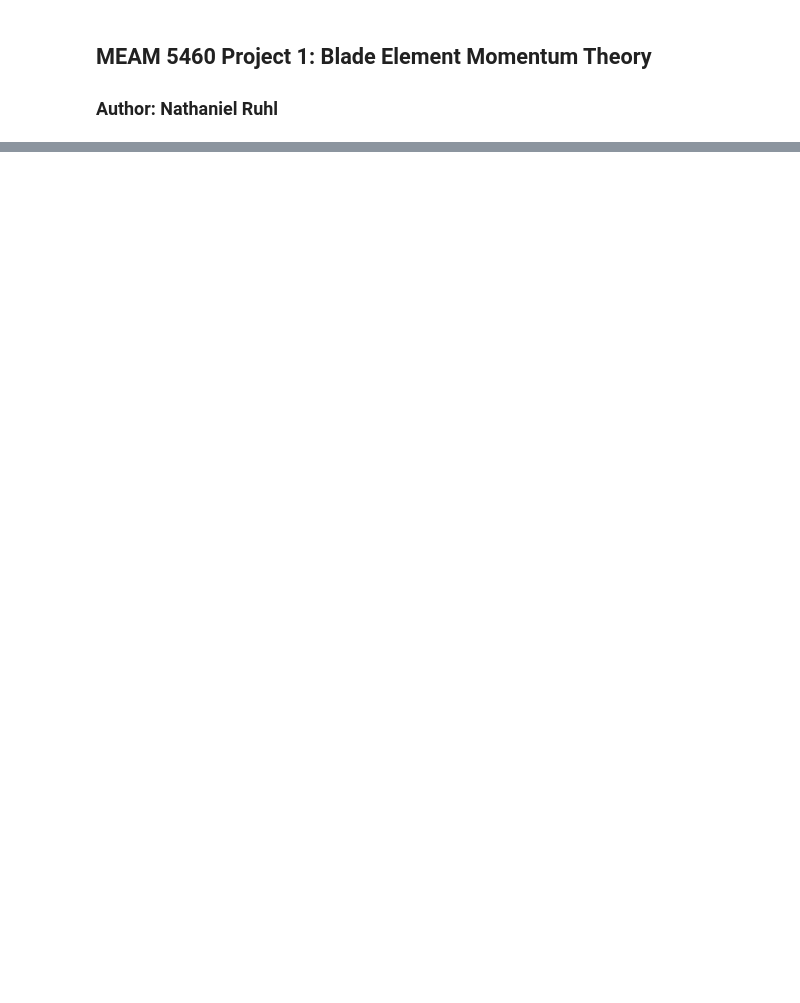
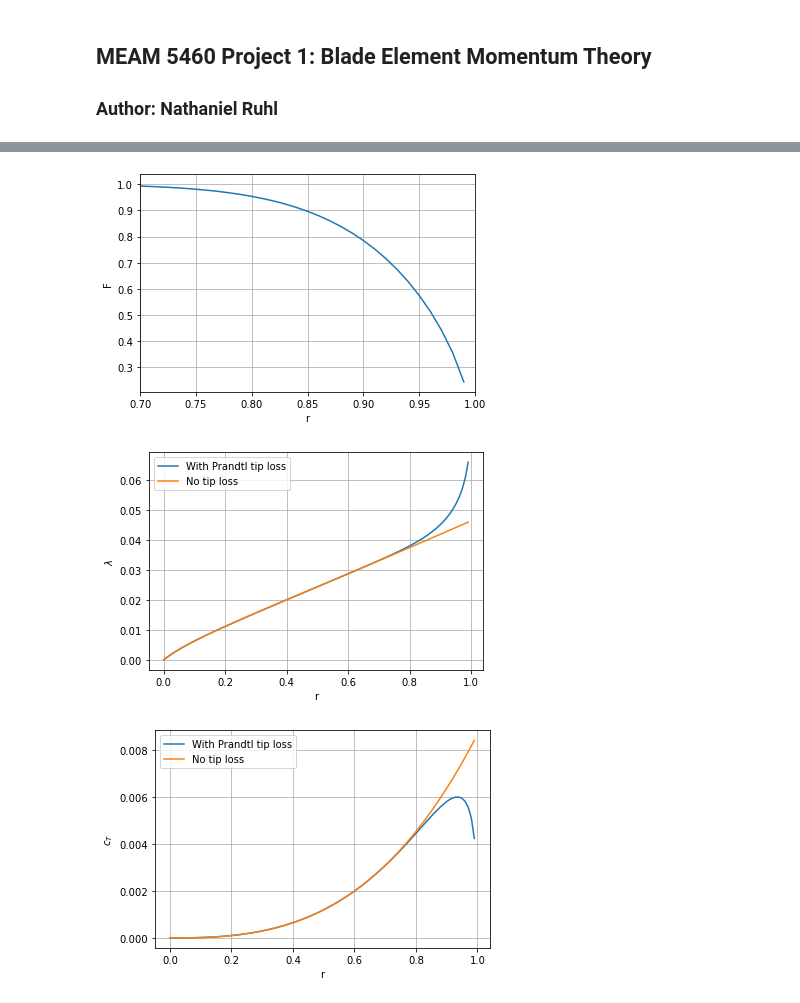
Before and after one commit to nruhl25/HoveringVehicleDesign, a Jupyter notebook: proj1/proj1_report.ipynb, the cells around one changed output, grey strips where cells are left out. Saved outputs shown, nothing was run; the diff lists cells and outputs as text; code cells hidden in the pictures; blank space fills up the shorter version.

```diff
--- a/proj1/proj1_report.ipynb
+++ b/proj1/proj1_report.ipynb
@@ -39,0 +76,15 @@ __Airfoil variation__:
+# %%
+# import standard libraries
+import importlib
+import numpy as np
+import matplotlib.pyplot as plt
+
+# import local modules (these scripts must be in the working directory)
+from Rotor2 import Rotor2  # Rotor class definition
+import BEMT2   # BEMT tool
+importlib.reload(BEMT2)
+from BEMT2 import Cl_slope, Theta, Chord, Sigma, Lambda, Alpha, Phi, dCT, dCP, calc_CT_CP, calcF
+# %% [output]
+[figure, added]
+[figure, added]
+[figure, added]
```
Also changed, not shown: parts of 6 cells of this notebook, 1 other file.
